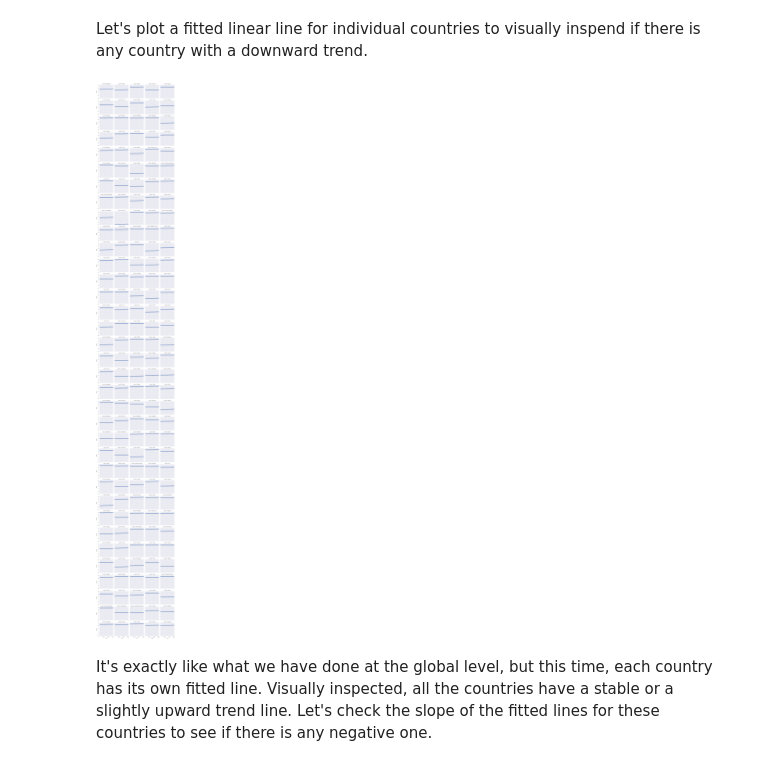
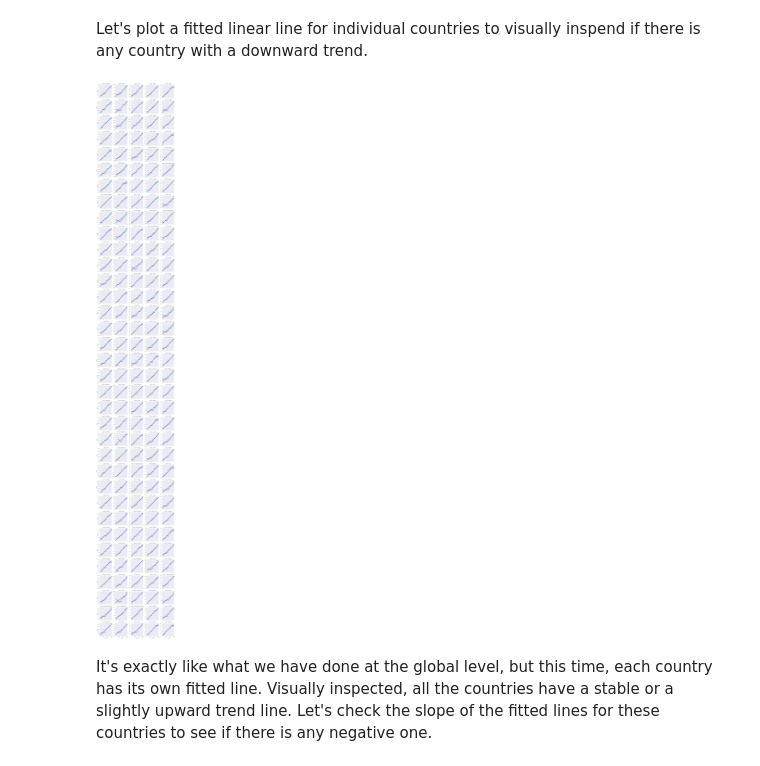
Before and after one commit to masamurai/AppliedDataScience, a Jupyter notebook: project/notebooks/100-temperature-change.ipynb, the cells around one changed output. Drawn from its saved outputs; the diff is of its cells as text; code cells hidden in the pictures.

```diff
--- a/project/notebooks/100-temperature-change.ipynb
+++ b/project/notebooks/100-temperature-change.ipynb
@@ -293,10 +293,10 @@ df_master_result_sm.to_csv('../data/df_master_result_sm.csv', index=False)
 Let's plot a fitted linear line for individual countries to visually inspend if there is any country with a downward trend.
 # %%
 # plot fitted linear lines
-g = sns.FacetGrid(df_master_result_sm, col="country", col_wrap=5)
+g = sns.FacetGrid(df_master_result_sm, col="country", col_wrap=5, sharey=False)
 g.map(sns.regplot, "Year", "trend");
 # %% [output]
-[figure, old version]
+[figure, new version]
 # %% [markdown]
 It's exactly like what we have done at the global level, but this time, each country has its own fitted line. Visually inspected, all the countries have a stable or a slightly upward trend line. Let's check the slope of the fitted lines for these countries to see if there is any negative one.
 # %%
```
